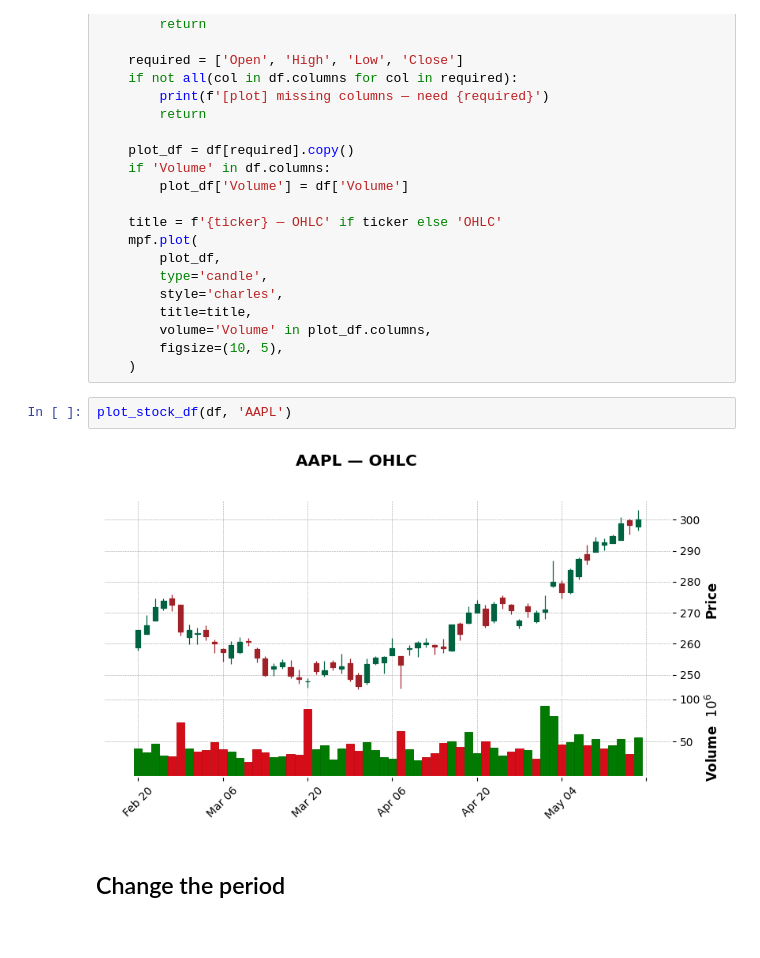
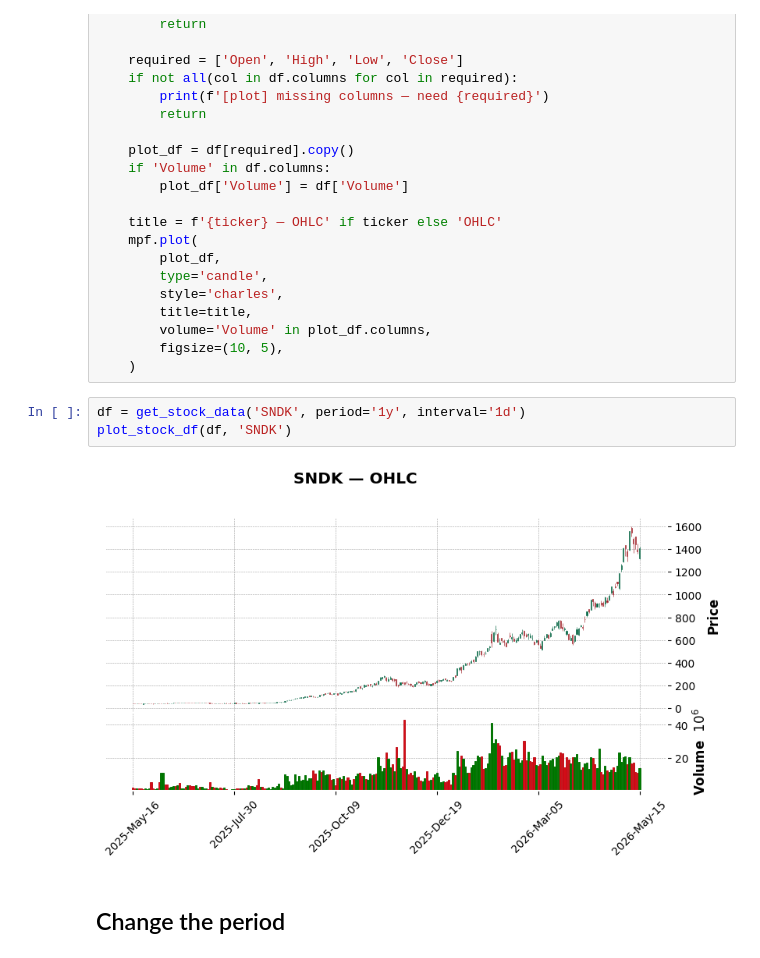
Before and after one commit to cavs1010/ai_bot, a Jupyter notebook: backend/00_data/data_fetcher_playground.ipynb, the cells around one changed output. Cells and saved outputs as stored; diff of their text form.

```diff
--- a/backend/00_data/data_fetcher_playground.ipynb
+++ b/backend/00_data/data_fetcher_playground.ipynb
@@ -57,10 +57,11 @@ def plot_stock_df(df, ticker: str = '') -> None:
         volume='Volume' in plot_df.columns,
         figsize=(10, 5),
     )
-# %%
-plot_stock_df(df, 'AAPL')
-# %% [output]
-[figure, removed]
+# %%
+df = get_stock_data('SNDK', period='1y', interval='1d')
+plot_stock_df(df, 'SNDK')
+# %% [output]
+[figure, added]
 # %% [markdown]
 ## Change the period
 # %%
```
Also changed, not shown: parts of 13 cells of this notebook, 3 other files.
